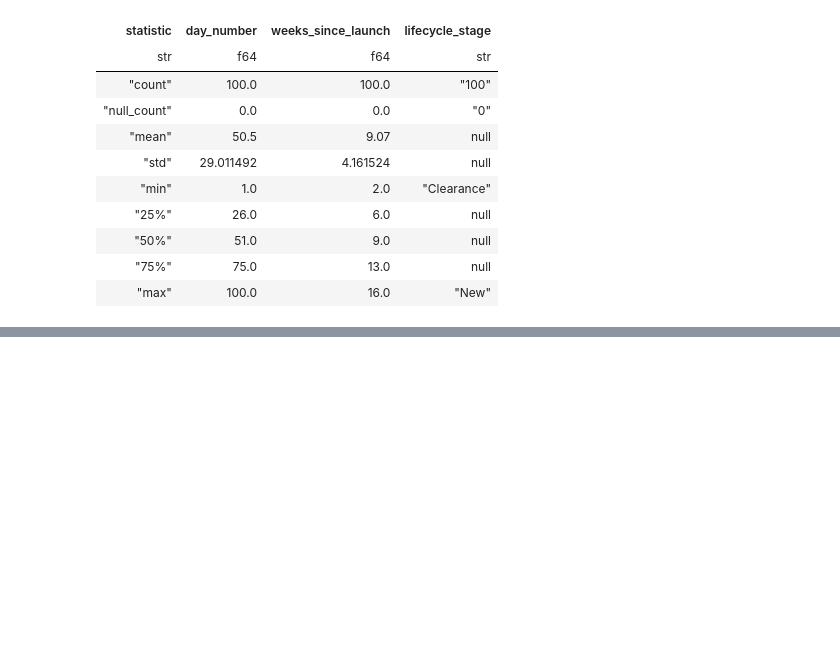
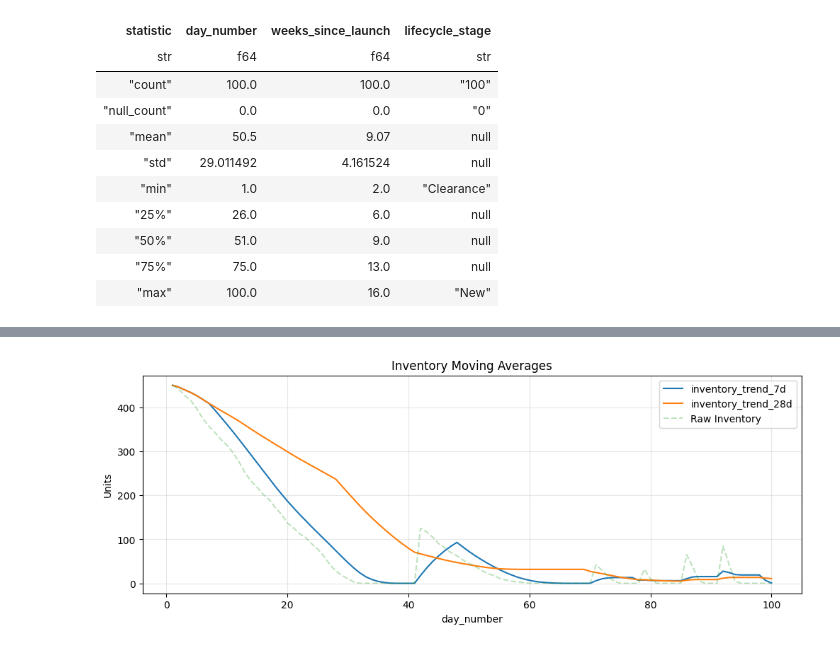
Before and after one commit to dany-stefan/jesta_workspace, a Jupyter notebook: dany_stefan_ml_assessment/tmp_answers_part2.ipynb, the cells around one changed output, grey strips where cells are left out. Saved outputs shown, nothing was run; the diff lists cells and outputs as text; code cells hidden in the pictures; blank space fills up the shorter version.

```diff
--- a/dany_stefan_ml_assessment/tmp_answers_part2.ipynb
+++ b/dany_stefan_ml_assessment/tmp_answers_part2.ipynb
@@ -525,16 +467,0 @@ shape: (9, 19)
-# %%
-# Check column types
-print(df.schema)
-# print(df.dtypes)  # Pandas
-
-# Convert date columns
-df = df.with_columns(pl.col("date").str.to_date())
-# df['date'] = pd.to_datetime(df['date'])  # Pandas
-
-df.head()
-</VSCode.Cell id="#VSC-415d813b" language="markdown">
-### Data Schema & Types
-</VSCode.Cell id="#VSC-45902512" language="markdown">
-## Task 5: [Awaiting question]
-</VSCode.Cell id="#VSC-13f2127d" language="python">
-# Task 5 implementation will go here
@@ -543,0 +607,18 @@ SchemaError: invalid series dtype: expected `String`, got `date` for series with
+# %%
+# Inventory trend: Compare recent (7-day) vs longer (28-day) trend
+
+df = df.with_columns([
+    pl.col("inventory").rolling_mean(window_size=7, min_samples=1).alias("inventory_trend_7d"),
+    pl.col("inventory").rolling_mean(window_size=28, min_samples=1).alias("inventory_trend_28d")
+])
+
+df = df.with_columns([
+    (pl.col("inventory_trend_7d") - pl.col("inventory_trend_28d")).alias("inventory_momentum")
+])
+# Pandas equivalent:
+# df['inventory_trend_7d'] = df['inventory'].rolling(7, min_periods=1).mean()
+# df['inventory_trend_28d'] = df['inventory'].rolling(28, min_periods=1).mean()
+# df['inventory_momentum'] = df['inventory_trend_7d'] - df['inventory_trend_28d']
+
+print("Inventory momentum (positive = building up, negative = depleting):")
+df.select(["day_number", "inventory", "inventory_trend_7d", "inventory_trend_28d", "inventory_momentum"]).tail(10)
@@ -543,0 +640,10 @@ SchemaError: invalid series dtype: expected `String`, got `date` for series with
+# %%
+# Plot inventory moving averages with raw inventory overlay
+ax = df.to_pandas().plot(x='day_number', y=['inventory_trend_7d', 'inventory_trend_28d'], figsize=(12, 4), title='Inventory Moving Averages')
+df.to_pandas().plot(x='day_number', y='inventory', ax=ax, style='--', alpha=0.3, label='Raw Inventory')
+plt.ylabel('Units')
+plt.grid(alpha=0.3)
+plt.legend()
+plt.show()
+# %% [output]
+[figure, added]
```
Also changed, not shown: parts of 19 cells of this notebook.
